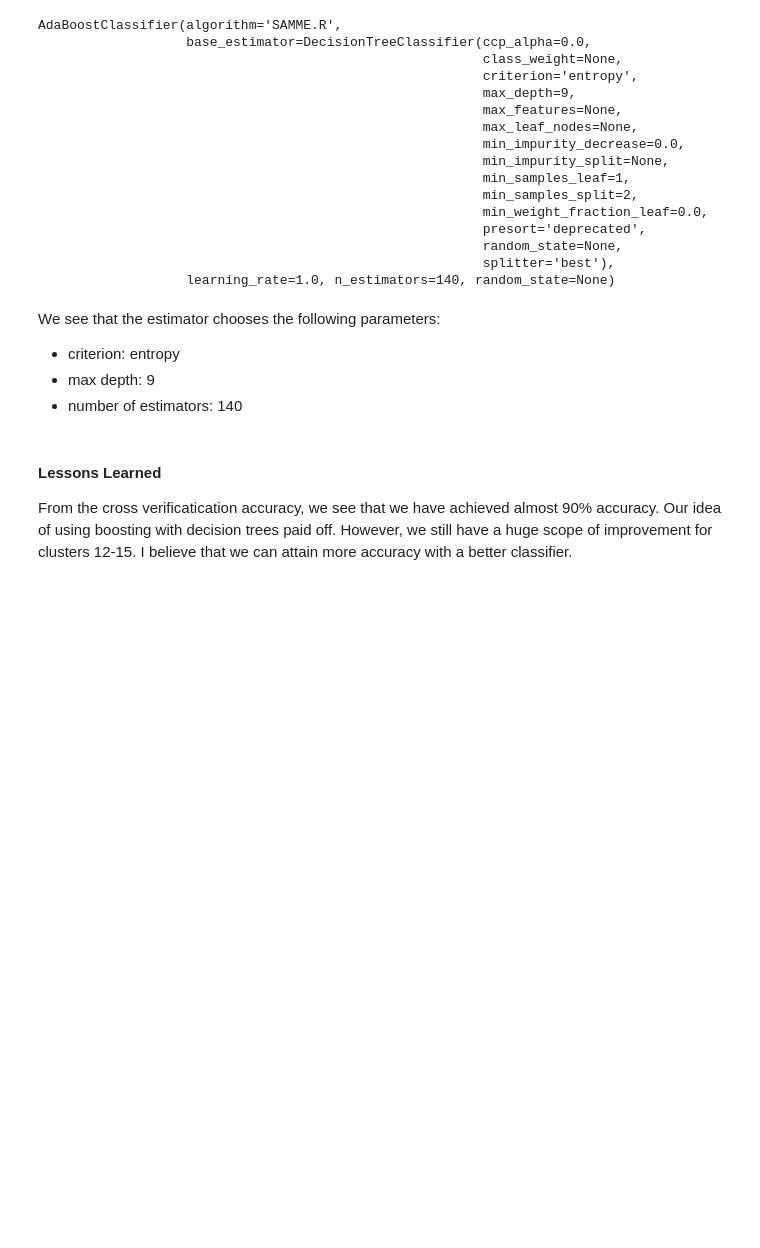
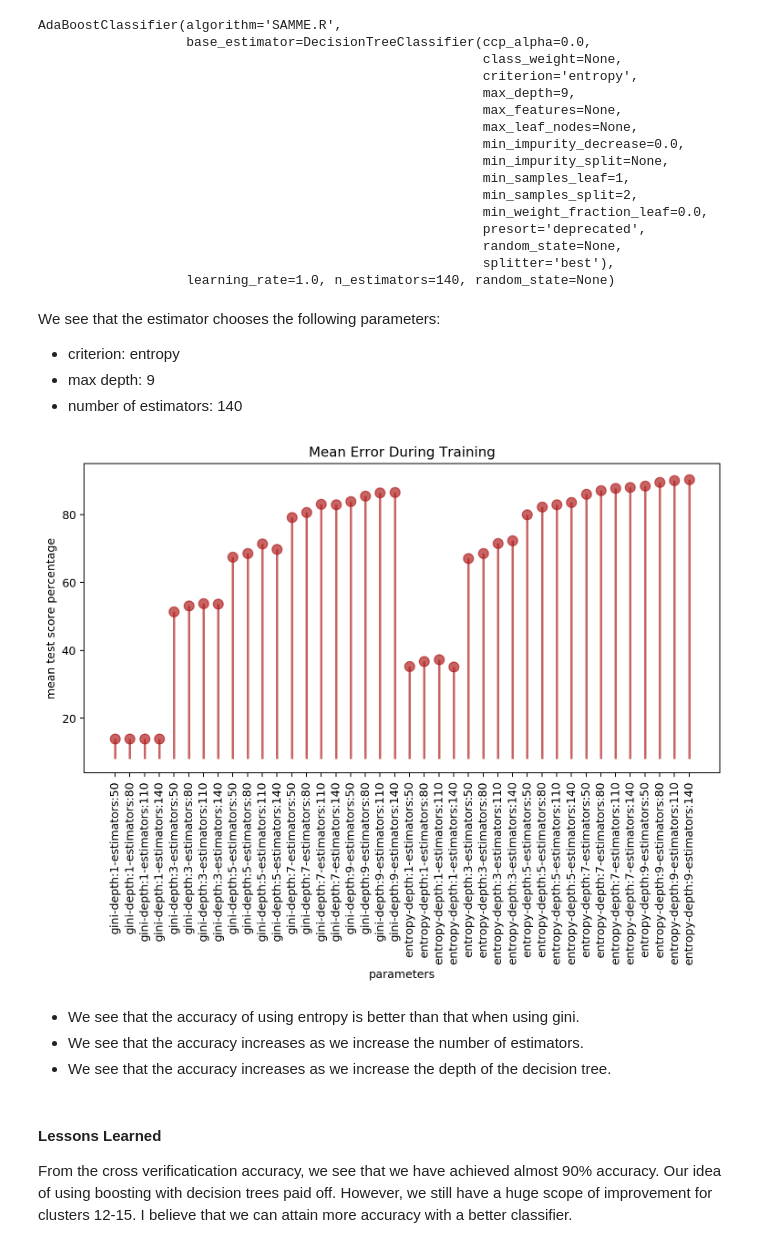
Before and after one commit to Swapnendu-ai/MachineLearningProject, a Jupyter notebook: QuAM_report.ipynb, the cells around one changed output. Saved outputs shown, nothing was run; the diff lists cells and outputs as text; code cells hidden in the pictures; blank space fills up the shorter version.

Commit message:
Updated QuAM report notebook to include training accuracy plots

```diff
--- a/QuAM_report.ipynb
+++ b/QuAM_report.ipynb
@@ -204,6 +230,31 @@ We see that the estimator chooses the following parameters:
 - criterion: entropy
 - max depth: 9
 - number of estimators: 140
+# %%
+import matplotlib.pyplot as plt
+plt.figure(figsize=(10,5))
+
+plot_data = list(zip(
+    ["{}-depth:{}-estimators:{}".format(c['base_estimator'].criterion,c['base_estimator'].max_depth,c['n_estimators'])
+                      for c in classifier.cv_results_['params']],classifier.cv_results_['mean_test_score']))
+
+
+x_strings = [x[0] for x in plot_data]
+values = [100*x[1] for x in plot_data]
+plt.vlines(x=x_strings, ymin=8, ymax=values, color='firebrick', alpha=0.7, linewidth=2)
+plt.scatter(x=x_strings, y=values, s=75, color='firebrick', alpha=0.7)
+# plt.set_title(str(DTclassifier), fontdict={'size':12})
+plt.ylabel("mean test score percentage")
+plt.xlabel("parameters")
+plt.xticks(x_strings,rotation=90)
+plt.title("Mean Error During Training")
+plt.show()
+# %% [output]
+[figure, added]
+# %% [markdown]
+- We see that the accuracy of using entropy is better than that when using gini.
+- We see that the accuracy increases as we increase the number of estimators.
+- We see that the accuracy increases as we increase the depth of the decision tree.
 # %% [markdown]
 #### Lessons Learned
 From the cross verificatication accuracy, we see that we have achieved almost 90% accuracy. Our idea of using boosting with decision trees paid off. However, we still have a huge scope of improvement for clusters 12-15. I believe that we can attain more accuracy with a better classifier.
```
Also changed, not shown: parts of 4 cells of this notebook.
